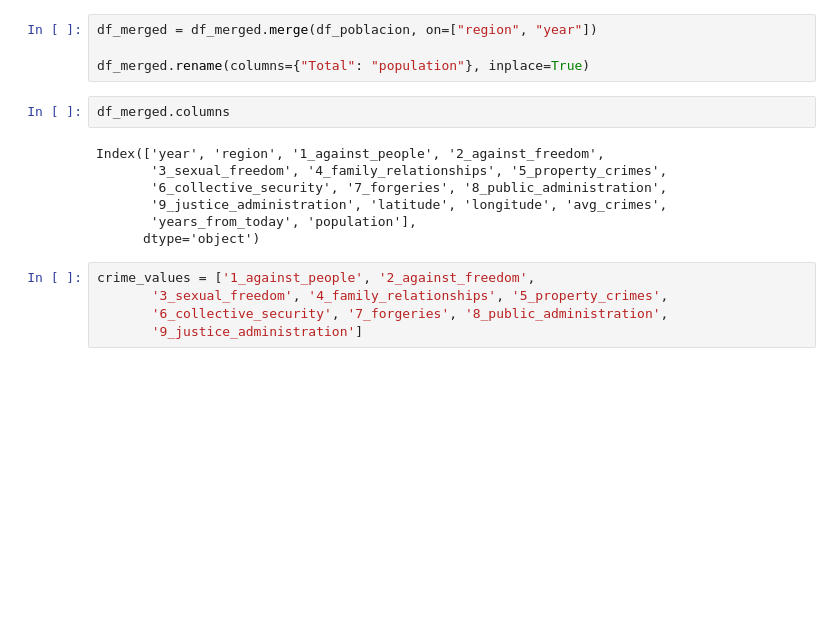
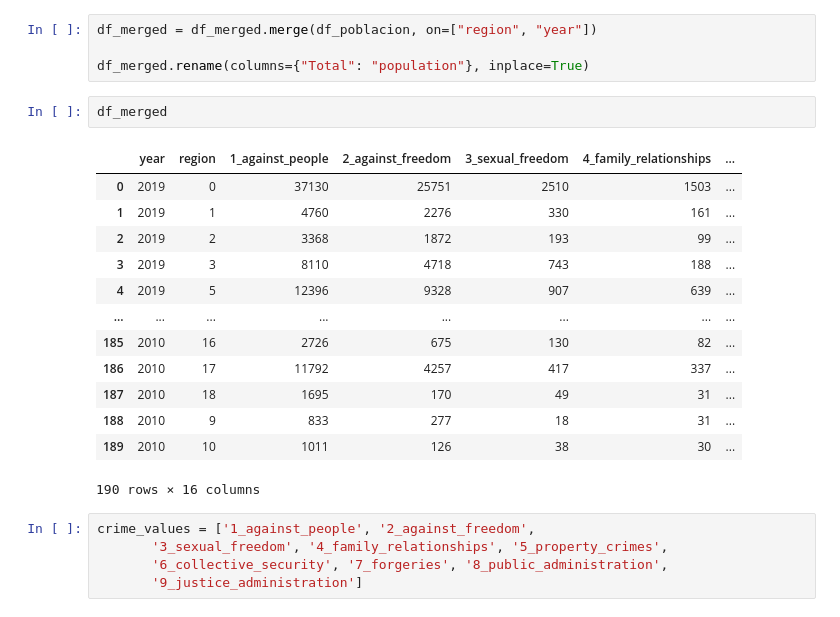
Before and after one commit to ivanalonsom/Project6, a Jupyter notebook: main.ipynb, the cells around one changed output. Cells and saved outputs as stored; diff of their text form; blank space fills up the shorter version.

```diff
--- a/main.ipynb
+++ b/main.ipynb
@@ -106,14 +110,21 @@ df_merged = df_merged.merge(df_poblacion, on=["region", "year"])
 
 df_merged.rename(columns={"Total": "population"}, inplace=True)
 # %%
-df_merged.columns
+df_merged
 # %% [output]
+|  | year | region | 1_against_people | 2_against_freedom | 3_sexual_freedom | 4_family_relationships | ... |
+| 0 | 2019 | 0 | 37130 | 25751 | 2510 | 1503 | ... |
+| 1 | 2019 | 1 | 4760 | 2276 | 330 | 161 | ... |
+| 2 | 2019 | 2 | 3368 | 1872 | 193 | 99 | ... |
+| 3 | 2019 | 3 | 8110 | 4718 | 743 | 188 | ... |
+| 4 | 2019 | 5 | 12396 | 9328 | 907 | 639 | ... |
+| ... | ... | ... | ... | ... | ... | ... | ... |
+| 185 | 2010 | 16 | 2726 | 675 | 130 | 82 | ... |
+| 186 | 2010 | 17 | 11792 | 4257 | 417 | 337 | ... |
+| 187 | 2010 | 18 | 1695 | 170 | 49 | 31 | ... |
+| 188 | 2010 | 9 | 833 | 277 | 18 | 31 | ... |
+| 189 | 2010 | 10 | 1011 | 126 | 38 | 30 | ... |
-Index(['year', 'region', '1_against_people', '2_against_freedom',
-       '3_sexual_freedom', '4_family_relationships', '5_property_crimes',
-       '6_collective_security', '7_forgeries', '8_public_administration',
-       '9_justice_administration', 'latitude', 'longitude', 'avg_crimes',
-       'years_from_today', 'population'],
-      dtype='object')
+190 rows × 16 columns
 # %%
 crime_values = ['1_against_people', '2_against_freedom',
        '3_sexual_freedom', '4_family_relationships', '5_property_crimes',
```
Also changed, not shown: parts of 15 cells of this notebook, 4 other files.
